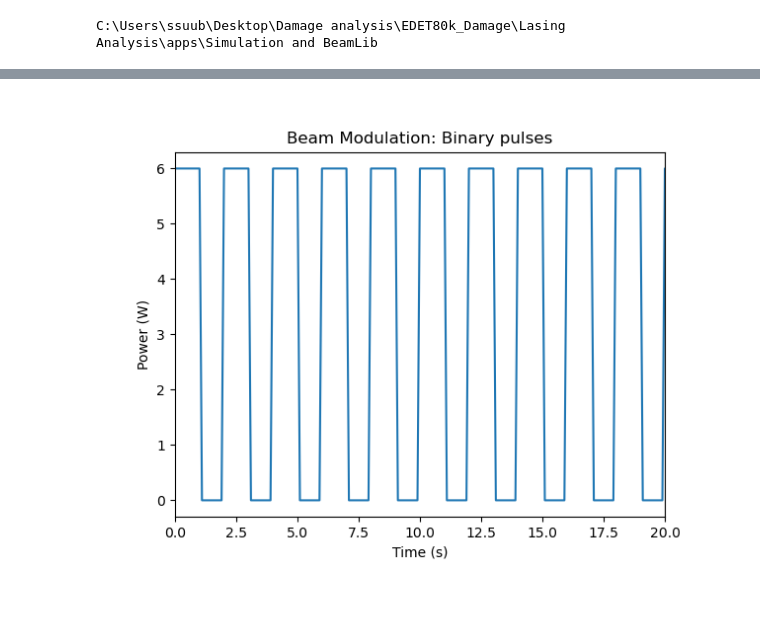
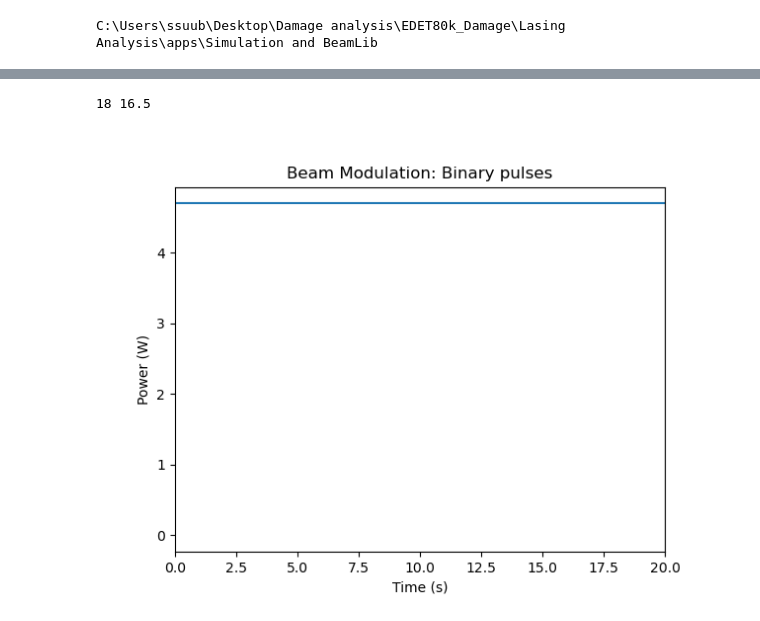
Before and after one commit to Atzphere/EDET80k_Damage, a Jupyter notebook: Lasing Analysis/apps/Simulation and BeamLib/pulse browser.ipynb, the cells around one changed output, grey strips where cells are left out. Saved outputs shown, nothing was run; the diff lists cells and outputs as text; code cells hidden in the pictures.

```diff
--- a/Lasing Analysis/apps/Simulation and BeamLib/pulse browser.ipynb
+++ b/Lasing Analysis/apps/Simulation and BeamLib/pulse browser.ipynb
@@ -18,6 +24,11 @@ database = adb2.DatabaseWrapper(DBPATH)
 C:\Users\ssuub\Desktop\Damage analysis\EDET80k_Damage\Lasing Analysis\apps\Simulation and BeamLib
 # %%
 def power_profile(entry, polling=0.1):
+    '''
+    Grabs power-vs-time profile from a DataEntry object.
+
+    polling: how often to sample parametrically defined power curves.
+    '''
     seq = entry.sequence
     tstop = seq.duration
     times = np.arange(0, tstop, polling)
@@ -37,5 +51,4 @@ def power_profile(entry, polling=0.1):
 # %%
-database.visualize()
-record = database.get_record()
-data = database.load_entries()
+database.visualize(fpath="./pulse browser visualization.png")
+record = database.get_entries()
 # %% [output]
@@ -65,24 +67,27 @@ Annealing cycle: 1200x binary 1s 2W pulses to hunt for hillocks
 # %%
-PULSE_ID = "4fbbac98d4908f9bbb4f7a00b6dc4583"
+PULSE_ID = "a523ebab4a3afa323402d4ee35998c4c"
 
-entry = data[PULSE_ID]
+entry = database.load_entry(PULSE_ID)
 # %%
 times, power = power_profile(entry)
 
 name = "Binary pulses"
 
 plt.close(1)
 fig1, ax1 = plt.subplots(num=1)
 
 ax1.set_title(f"Beam Modulation: {name}")
 ax1.plot(times, power)
 ax1.set_xlim(0, 20)
 ax1.set_ylabel("Power (W)")
 ax1.set_xlabel("Time (s)")
 
 fig1.savefig(fname=f"{FIGPATH}\{name}.png")
 
+plse = entry.sequence.pulses[0]
 
+print(plse.x, plse.y)
 plt.show()
 # %% [output]
+18 16.5
-[figure, old version]
+[figure, new version]
```
Also changed, not shown: parts of 7 cells of this notebook, 11 other files.
